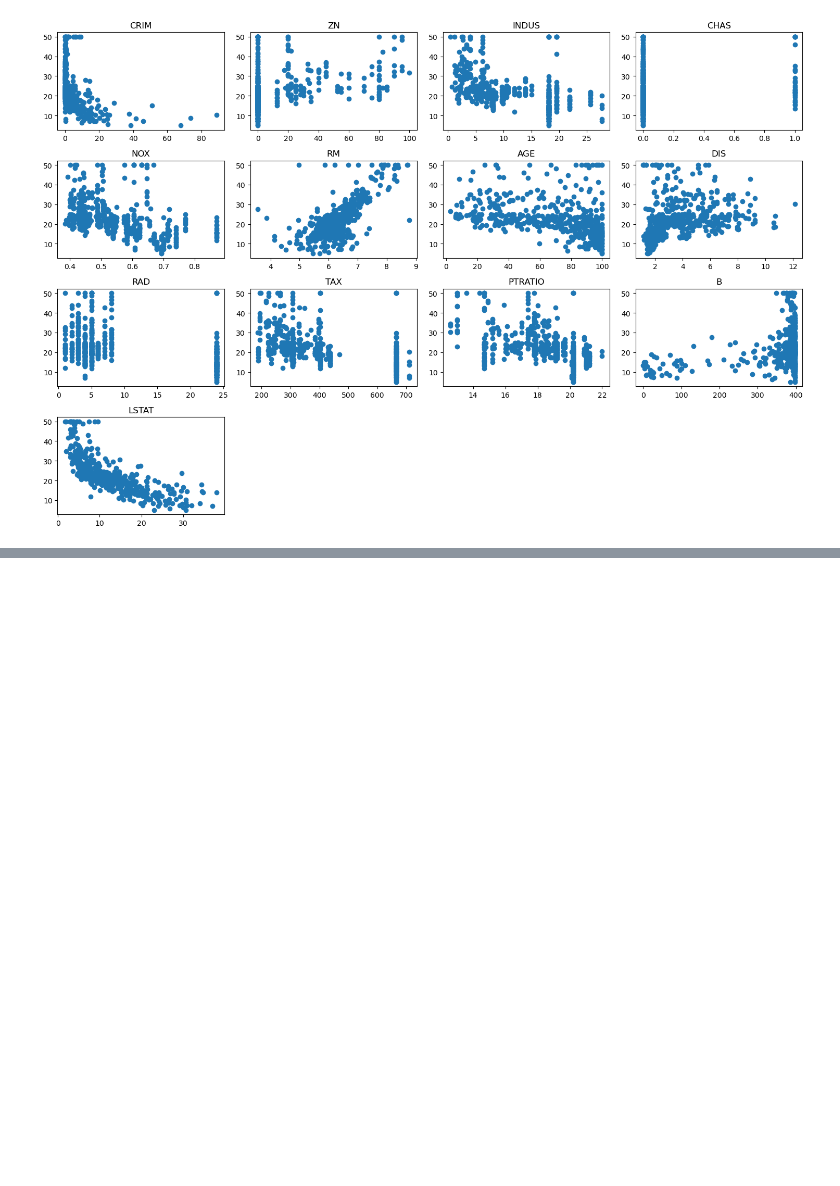
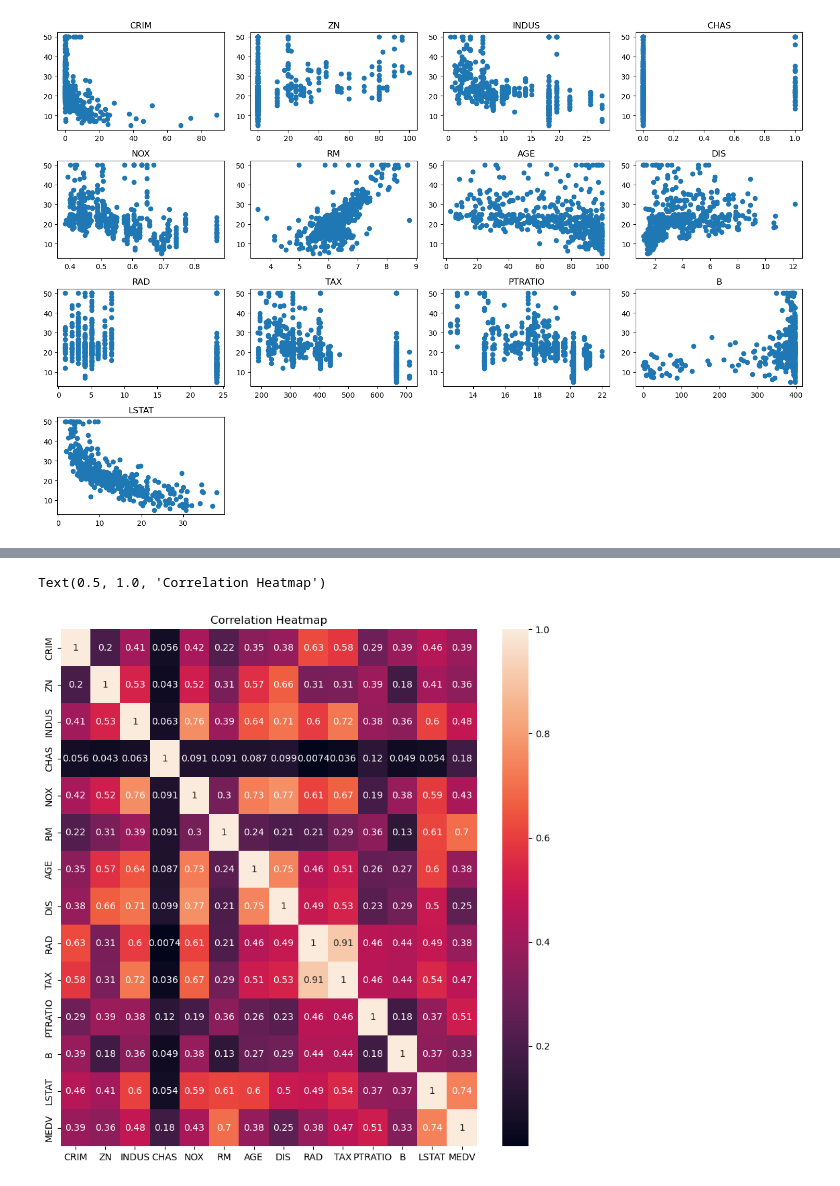
Before and after one commit to six-pieces/testworks, a Jupyter notebook: 小组/week1/Analyse Boston House Price/波士顿房价数据分析.ipynb, the cells around one changed output, grey strips where cells are left out. Drawn from its saved outputs; the diff is of its cells as text; code cells hidden in the pictures; blank space fills up the shorter version.

```diff
--- a/小组/week1/Analyse Boston House Price/波士顿房价数据分析.ipynb
+++ b/小组/week1/Analyse Boston House Price/波士顿房价数据分析.ipynb
@@ -101,0 +123,10 @@ plt.tight_layout()    # 自适应，让图片更好看
+# %%
+#相关性系数的热力图
+import seaborn as sns    #画热力图要用到的函数
+
+plt.figure(figsize=(10,10))
+sns.heatmap(df.corr().abs(),annot = True)    #传入相关性矩阵为热力图
+plt.title('Correlation Heatmap')
+# %% [output]
+Text(0.5, 1.0, 'Correlation Heatmap')
+[figure, added]
```
Also changed, not shown: parts of 8 cells of this notebook.
